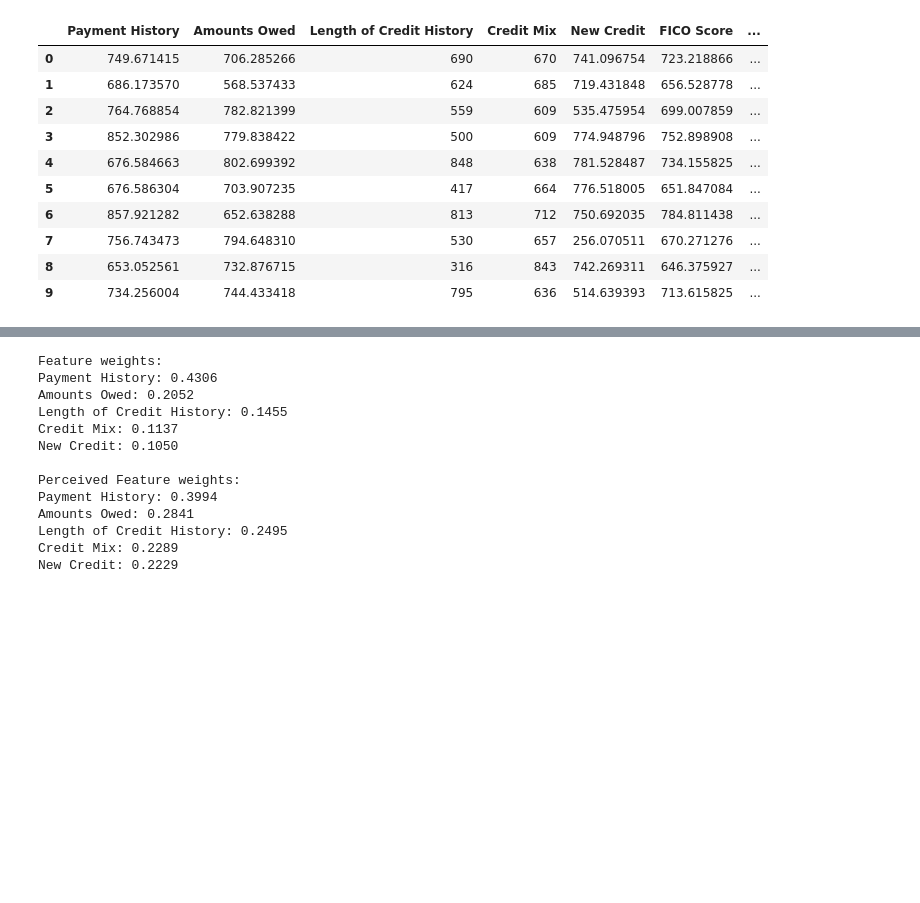
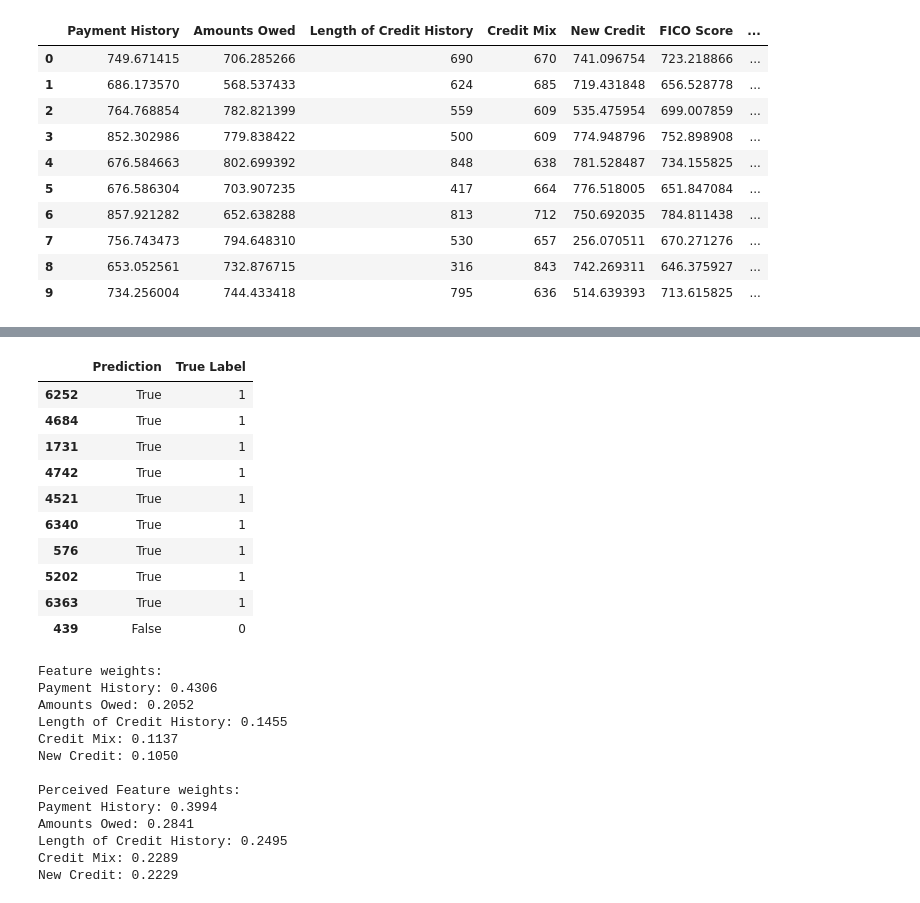
Before and after one commit to RamanEbrahimi/Research, a Jupyter notebook: Explainable AI/simulation.ipynb, the cells around one changed output, grey strips where cells are left out. Drawn from its saved outputs; the diff is of its cells as text; code cells hidden in the pictures; blank space fills up the shorter version.

```diff
--- a/Explainable AI/simulation.ipynb
+++ b/Explainable AI/simulation.ipynb
@@ -139,7 +139,7 @@ def logistic_regression_with_sum_constraint(X, y):
 
     # Objective and constraints
     objective = cp.Maximize(log_likelihood)
-    constraints = [cp.sum(beta) == 1]
+    constraints = [cp.sum(beta) == 1, beta >= 0, beta <= 1]
 
     # Problem
     problem = cp.Problem(objective, constraints)
@@ -149,7 +149,7 @@ def logistic_regression_with_sum_constraint(X, y):
 
 # # Example usage to get beta and threshold
 # X = pd.DataFrame([[0.1, 0.2], [0.4, 0.5], [0.7, 0.8], [0.3, 0.6], [0.5, 0.9]], columns=['Feature1', 'Feature2'])
-# y = pd.Series([0, 1, 1, 0, 1])
+# y = pd.Series([0, 1, 0, 0, 1])
 
 # beta, threshold = logistic_regression_with_sum_constraint(X, y)
 # print("Beta coefficients:", beta)
@@ -169,4 +169,9 @@ X_train, X_test, y_train, y_test= train_test_split(X, y, test_size=0.3, random_s
 beta, threshold = logistic_regression_with_sum_constraint(X_train, y_train)
 print("Beta coefficients:", beta)
 print("Threshold:", threshold)
+
+# print a few rows of the dataset with predictions and true labels
+predictions = (X_test.values @ beta + threshold) > 0
+results = pd.DataFrame({'Prediction': predictions, 'True Label': y_test})
+results.head(10)
 # %% [output]
@@ -175,3 +180,14 @@ Threshold: -652.8484753290468
+|  | Prediction | True Label |
+| 6252 | True | 1 |
+| 4684 | True | 1 |
+| 1731 | True | 1 |
+| 4742 | True | 1 |
+| 4521 | True | 1 |
+| 6340 | True | 1 |
+| 576 | True | 1 |
+| 5202 | True | 1 |
+| 6363 | True | 1 |
+| 439 | False | 0 |
 # %%
 # feature names
 feature_names = X.columns
```
Also changed, not shown: parts of 8 cells of this notebook, 2 other files.
